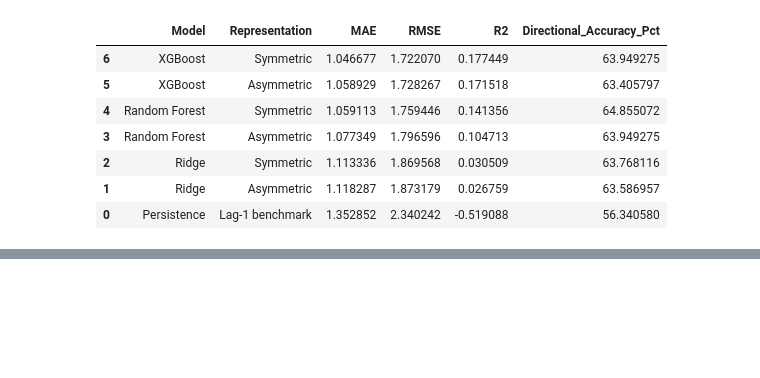
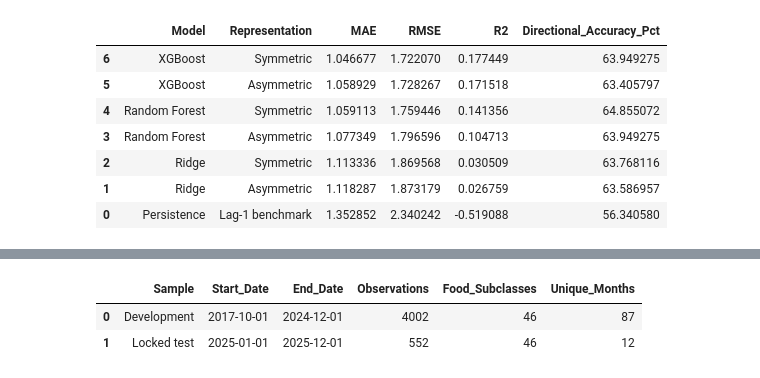
Before and after one commit to MasindiManaga/ERPT_ML_Research, a Jupyter notebook: notebooks/08_Machine_Learning_Modelling.ipynb, the cells around one changed output, grey strips where cells are left out. Saved outputs shown, nothing was run; the diff lists cells and outputs as text; code cells hidden in the pictures; blank space fills up the shorter version.

```diff
--- a/notebooks/08_Machine_Learning_Modelling.ipynb
+++ b/notebooks/08_Machine_Learning_Modelling.ipynb
@@ -1517,0 +1596,71 @@ Updated validation comparison:
+# %%
+# create final development matrices
+
+development_data = (
+    pd.concat(
+        [
+            train_data,
+            validation_data,
+        ],
+        ignore_index=True,
+    )
+    .sort_values(["Date", "SubclassDescription"])
+    .reset_index(drop=True)
+)
+
+development_features = {
+    representation: development_data[
+        features
+    ].copy()
+    for representation, features
+    in model_feature_sets.items()
+}
+
+test_features = {
+    representation: test_data[features].copy()
+    for representation, features
+    in model_feature_sets.items()
+}
+
+development_target = development_data[
+    target_column
+].copy()
+
+final_sample_summary = pd.DataFrame(
+    {
+        "Sample": [
+            "Development",
+            "Locked test",
+        ],
+        "Start_Date": [
+            development_data["Date"].min(),
+            test_data["Date"].min(),
+        ],
+        "End_Date": [
+            development_data["Date"].max(),
+            test_data["Date"].max(),
+        ],
+        "Observations": [
+            len(development_data),
+            len(test_data),
+        ],
+        "Food_Subclasses": [
+            development_data[
+                "SubclassDescription"
+            ].nunique(),
+            test_data[
+                "SubclassDescription"
+            ].nunique(),
+        ],
+        "Unique_Months": [
+            development_data["Date"].nunique(),
+            test_data["Date"].nunique(),
+        ],
+    }
+)
+
+display(final_sample_summary)
+# %% [output]
+|  | Sample | Start_Date | End_Date | Observations | Food_Subclasses | Unique_Months |
+| 0 | Development | 2017-10-01 | 2024-12-01 | 4002 | 46 | 87 |
+| 1 | Locked test | 2025-01-01 | 2025-12-01 | 552 | 46 | 12 |
```
Also changed, not shown: parts of 4 cells of this notebook.
